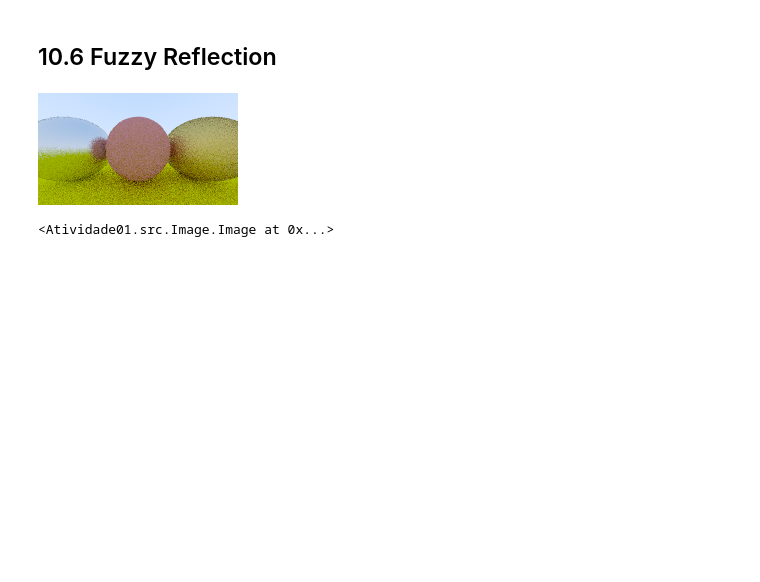
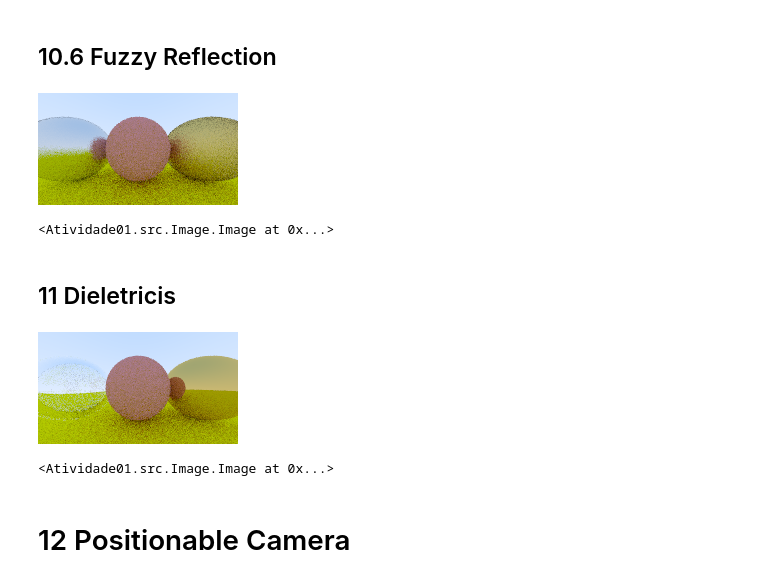
Before and after one commit to GregorioFornetti/atividades-cg, a Jupyter notebook: tutorial/tutorial.ipynb, the cells around one changed output. Saved outputs shown, nothing was run; the diff lists cells and outputs as text; code cells hidden in the pictures; blank space fills up the shorter version.

```diff
--- a/tutorial/tutorial.ipynb
+++ b/tutorial/tutorial.ipynb
@@ -1865,3 +1891,54 @@ camera.render(world, '15-fuzzed-metals.png')
 # %% [output]
 [figure]
 <Atividade01.src.Image.Image at 0x...>
+# %% [markdown]
+## 11 Dieletricis
+# %%
+class Dieletric(Material):
+
+        def __init__(self, ir: float):
+            self.ir = ir
+
+        def scatter(self, ray: Ray, rec: HitRecord) -> 'tuple[bool, Ray, Color]':
+            attenuation = Color([1.0, 1.0, 1.0])
+            refraction_ratio = 1.0 / self.ir if rec.front_face else self.ir
+
+            unit_direction = ray.direction.unit_vector()
+            cos_theta = min((-unit_direction).dot(rec.normal), 1.0)
+            sin_theta = np.sqrt(1.0 - cos_theta ** 2)
+
+            cannot_refract = refraction_ratio * sin_theta > 1.0
+            if cannot_refract or self.reflectance(cos_theta, refraction_ratio) > random_double():
+                direction = Vec3.reflect(unit_direction, rec.normal)
+            else:
+                direction = Vec3.refract(unit_direction, rec.normal, refraction_ratio)
+
+            scattered = Ray(rec.p, direction)
+            return True, scattered, attenuation
+
+        @staticmethod
+        def reflectance(cosine: float, ref_idx: float) -> float:
+            r0 = (1 - ref_idx) / (1 + ref_idx)
+            r0 = r0 ** 2
+            return r0 + (1 - r0) * (1 - cosine) ** 5
+# %%
+camera = Camera(image_width=200, samples_per_pixel=10, max_depth=10)
+
+material_ground = Lambertian(Color([0.8, 0.8, 0.0]))
+material_center = Lambertian(Color([0.7, 0.3, 0.3]))
+material_left = Dieletric(1.5)
+material_right = Metal(Color([0.8, 0.6, 0.2]), fuzz=0.0)
+
+world = HittableList()
+world.add(Sphere(Point3([0, -100.5, -1]), 100, material_ground))
+world.add(Sphere(Point3([0, 0, -1]), 0.5, material_center))
+world.add(Sphere(Point3([-1, 0, -1]), 0.5, material_left))
+world.add(Sphere(Point3([-1, 0, -1]), -0.4, material_left))
+world.add(Sphere(Point3([1, 0, -1]), 0.5, material_right))
+
+camera.render(world, '16-glass.png')
+# %% [output]
+[figure, added]
+<Atividade01.src.Image.Image at 0x...>
+# %% [markdown]
+# 12 Positionable Camera
```
Also changed, not shown: parts of 7 cells of this notebook, 12 other files.
